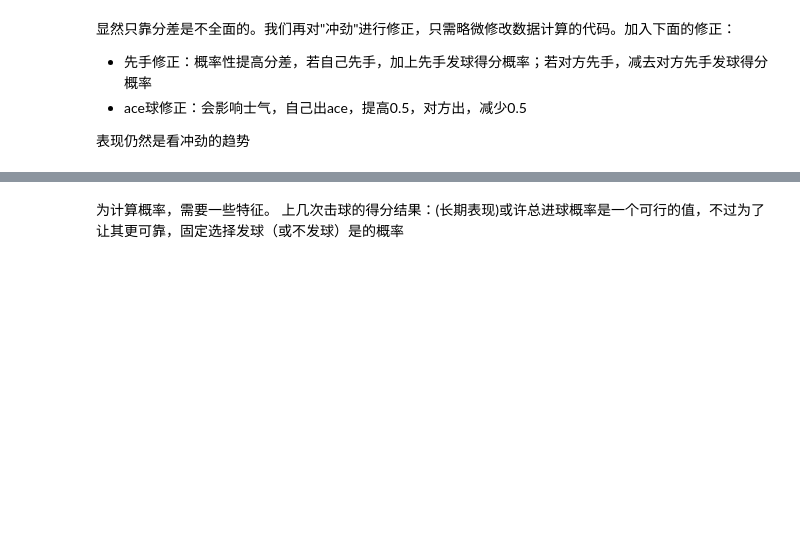
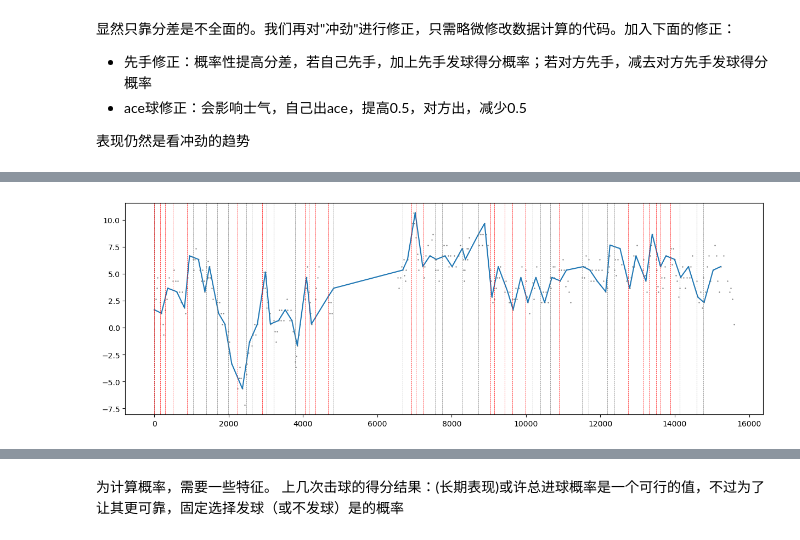
Before and after one commit to Zeauw-cn/mcm-2024, a Jupyter notebook: code/solution.ipynb, the cells around one changed output, grey strips where cells are left out. Saved outputs shown, nothing was run; the diff lists cells and outputs as text; code cells hidden in the pictures; blank space fills up the shorter version.

```diff
--- a/code/solution.ipynb
+++ b/code/solution.ipynb
@@ -246,0 +239,81 @@ Name: momentum, Length: 300, dtype: float64
+# %%
+gameData = data[data['match_id'] == 3]
+slope = []
+timelist = [0]
+for i in range(1,np.max(gameData['set_no'])+1):
+    for k in range(1,np.max(gameData[gameData['set_no'] == i]['game_no'])+1):
+        gameDataInGame = gameData[(gameData['set_no'] == i)&(gameData['game_no'] == k)]
+        xyData, exyData = dataCalF(gameDataInGame, 1, playerFirst)
+        ps = np.polyfit(list(range(0,xyData['time'].shape[0])),xyData['momentum'],1)
+        timelist.append(np.min(xyData['time']))
+        slope.append(ps[0])
+turningPoint = np.zeros(len(timelist))
+for i in range(1,len(slope)):
+    if slope[i]*slope[i-1] < -0.1:
+        turningPoint[i] = 1
+
+def drawFigF(gameData, xyData, exyData, turningPoint, filename):
+    diff = np.diff(xyData['time'])
+    breakPoints = [0]
+    if np.max(diff) > 3600:
+        breakPoints = np.where(diff > 3600)[0]
+    if breakPoints[0] != 0:
+        fig0, (ax1, ax2) = plt.subplots(1, 2, sharey=True, figsize=(10, 5))
+        ax1.set_xlim(xyData['time'].min(), xyData['time'].iloc[breakPoints[0]])
+        ax2.set_xlim(xyData['time'].iloc[breakPoints[0]+1],xyData['time'].max())
+        ax1.spines.right.set_visible(False)
+        ax2.spines.left.set_visible(False)
+        ax2.tick_params(left=False)
+        ax1x, ax2x = xyData['time'].iloc[0:breakPoints[0]], xyData['time'].iloc[breakPoints[0]+1:]
+        ax1y, ax2y = xyData['momentum'].iloc[0:breakPoints[0]], xyData['momentum'].iloc[breakPoints[0]+1:]
+        diff = np.diff(exyData['time'])
+        breakPoints = np.where(diff > 3600)[0]
+        ax1ex, ax2ex = exyData['time'].iloc[0:breakPoints[0]], exyData['time'].iloc[breakPoints[0]+1:]
+        ax1ey, ax2ey = exyData['momentum'].iloc[0:breakPoints[0]], exyData['momentum'].iloc[breakPoints[0]+1:]
+        ax1.plot(ax1ex, ax1ey)
+        ax2.plot(ax2ex, ax2ey)
+        ax1.scatter(ax1x, ax1y, s=2,marker='.',c='grey')
+        ax2.scatter(ax2x, ax2y, s=2,marker='.',c='grey')
+        ax1.axhline(0,color='grey',linestyle='--',linewidth=0.5)
+        ax2.axhline(0,color='grey',linestyle='--',linewidth=0.5)
+        ax1t, ax2t = turningPoint[0:breakPoints[0]], turningPoint[breakPoints[0]+1:]
+        for i in range(0,len(ax1t)):
+            if ax1t[i] == 1:
+                ax1.axvline(timelist[i],color='red',linestyle='--',linewidth=0.5)
+            else:
+                ax1.axvline(timelist[i],color='grey',linestyle='--',linewidth=0.5)
+        for i in range(0,len(ax2t)):
+            if ax2t[i] == 1:
+                ax2.axvline(timelist[-len(ax2t)+i],color='red',linestyle='--',linewidth=0.5)
+            else:
+                ax2.axvline(timelist[-len(ax2t)+i],color='grey',linestyle='--',linewidth=0.5)
+    else:
+        fig0, ax = plt.subplots(figsize=(15, 5))
+        ax.scatter(xyData['time'],xyData['momentum'],s=2,marker='.',c='grey')
+        ax.plot(exyData['time'],exyData['momentum'])
+        ax.axvline(0,color='grey',linestyle='--',linewidth=0.5)
+        for i in range(0,len(timelist)):
+            if turningPoint[i] == 1:
+                ax.axvline(timelist[i],color='red',linestyle='--',linewidth=0.5)
+            else:
+                ax.axvline(timelist[i],color='grey',linestyle='--',linewidth=0.5)
+    # plt.savefig(filename)
+    momentum = xyData['momentum']
+    return momentum
+
+gameData = data[data['match_id'] == 3]
+playerFirst = matchDataCal(gameData)
+xyData, exyData = dataCalF(gameData, 5, playerFirst)
+drawFigF(gameData, xyData, exyData, turningPoint, 'main_fig_fp.pdf')
+xyDataGame = pd.DataFrame()
+exyDataGame = pd.DataFrame()
+# 对于每一场比赛的小局
+for i in range(1,np.max(gameData['set_no'])+1):
+    for k in range(1,np.max(gameData[gameData['set_no'] == i]['game_no'])+1):
+        gameDataInGame = gameData[(gameData['set_no'] == i)&(gameData['game_no'] == k)]
+        xyData, exyData = dataCalF(gameDataInGame, 1, playerFirst)
+        xyDataGame = pd.concat([xyDataGame, xyData])
+        exyDataGame = pd.concat([exyDataGame, exyData])
+momentum = drawFigF(gameData, xyDataGame, exyDataGame, turningPoint, 'in_game_fp.pdf')
+# %% [output]
+[figure, added]
```
Also changed, not shown: parts of 8 cells of this notebook.
